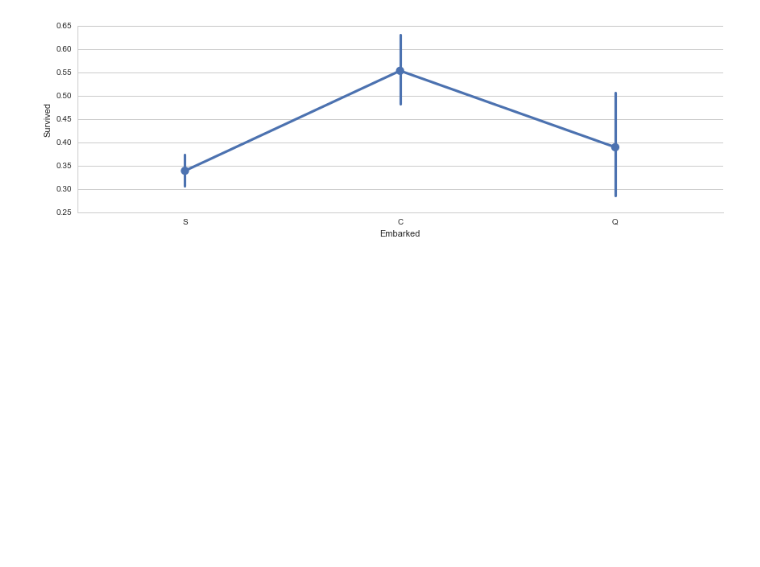
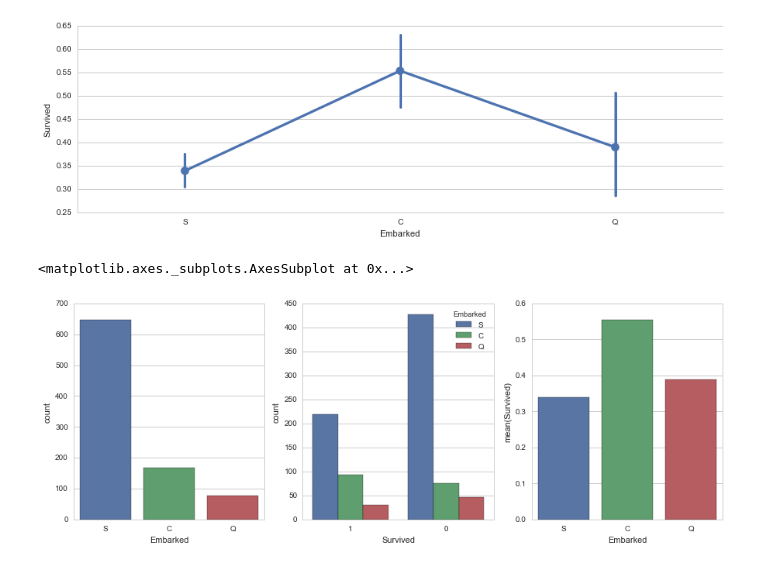
Before and after one commit to yiclwh/Project_1_Titanic, a Jupyter notebook: RandomForest2.ipynb, the cells around one changed output. Saved outputs shown, nothing was run; the diff lists cells and outputs as text; code cells hidden in the pictures; blank space fills up the shorter version.

Commit message:
updated more visualiztion

```diff
--- a/RandomForest2.ipynb
+++ b/RandomForest2.ipynb
@@ -50,7 +50,11 @@ sns.factorplot('Embarked', 'Survived', data = titanic_df, size = 4, aspect = 3)
 # %%
 fig, (axis1, axis2, axis3) = plt.subplots(1,3,figsize=(15,5))
 
 sns.countplot(x='Embarked', data = titanic_df, ax = axis1)
 sns.countplot(x='Survived', hue = 'Embarked', data=titanic_df, order=[1,0],ax = axis2)
 
-embark_perc = titanic[['Embarked', 'Survived']].groupby(['Embarked'], as_index = false).mean()
+embark_perc = titanic_df[['Embarked', 'Survived']].groupby(['Embarked'], as_index = False).mean()
+sns.barplot(x='Embarked', y = 'Survived', data=embark_perc, order=['S', 'C', 'Q'], ax = axis3)
+# %% [output]
+<matplotlib.axes._subplots.AxesSubplot at 0x...>
+[figure, added]
```
Also changed, not shown: parts of 22 cells of this notebook, 7 other files.
